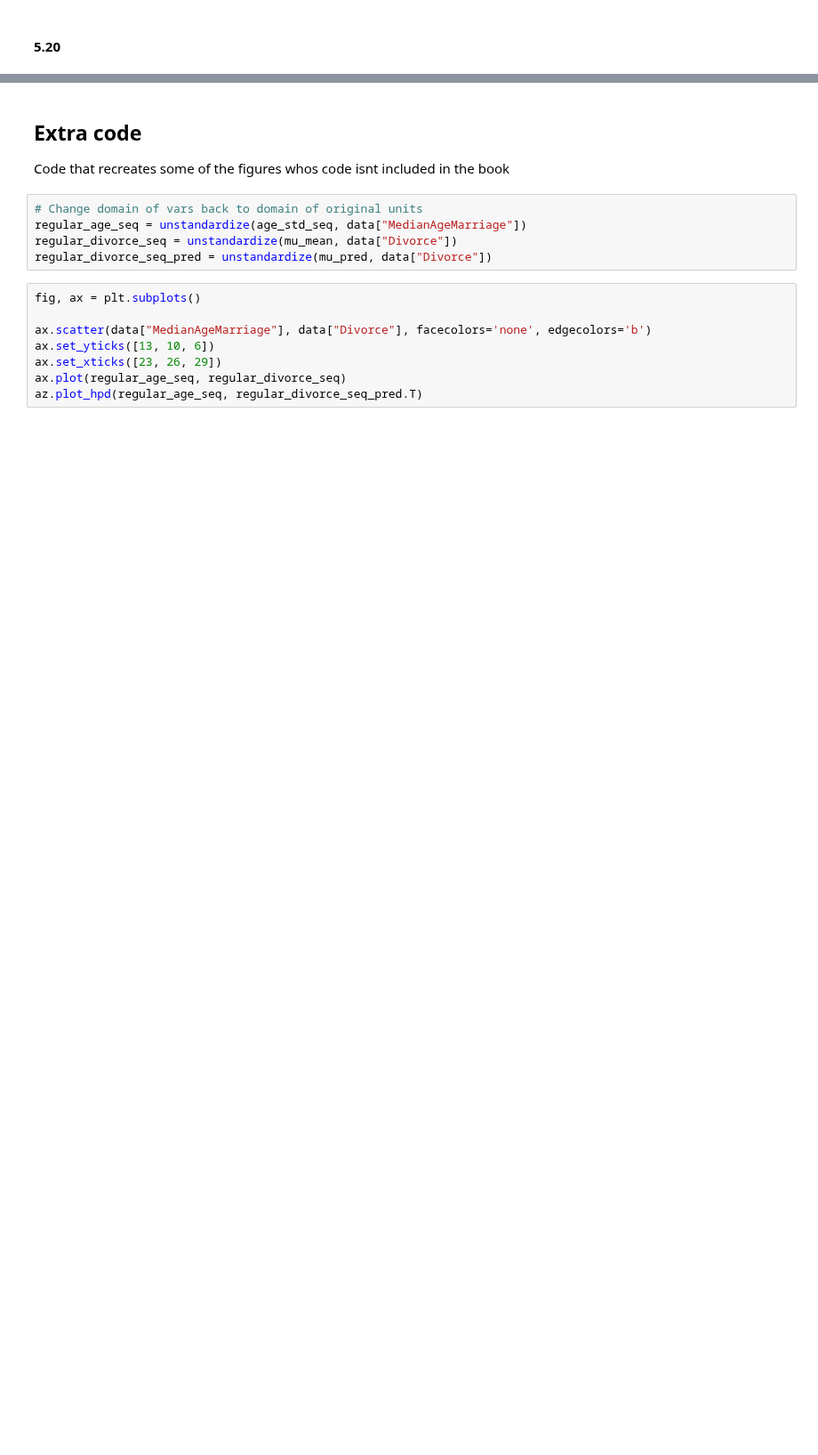
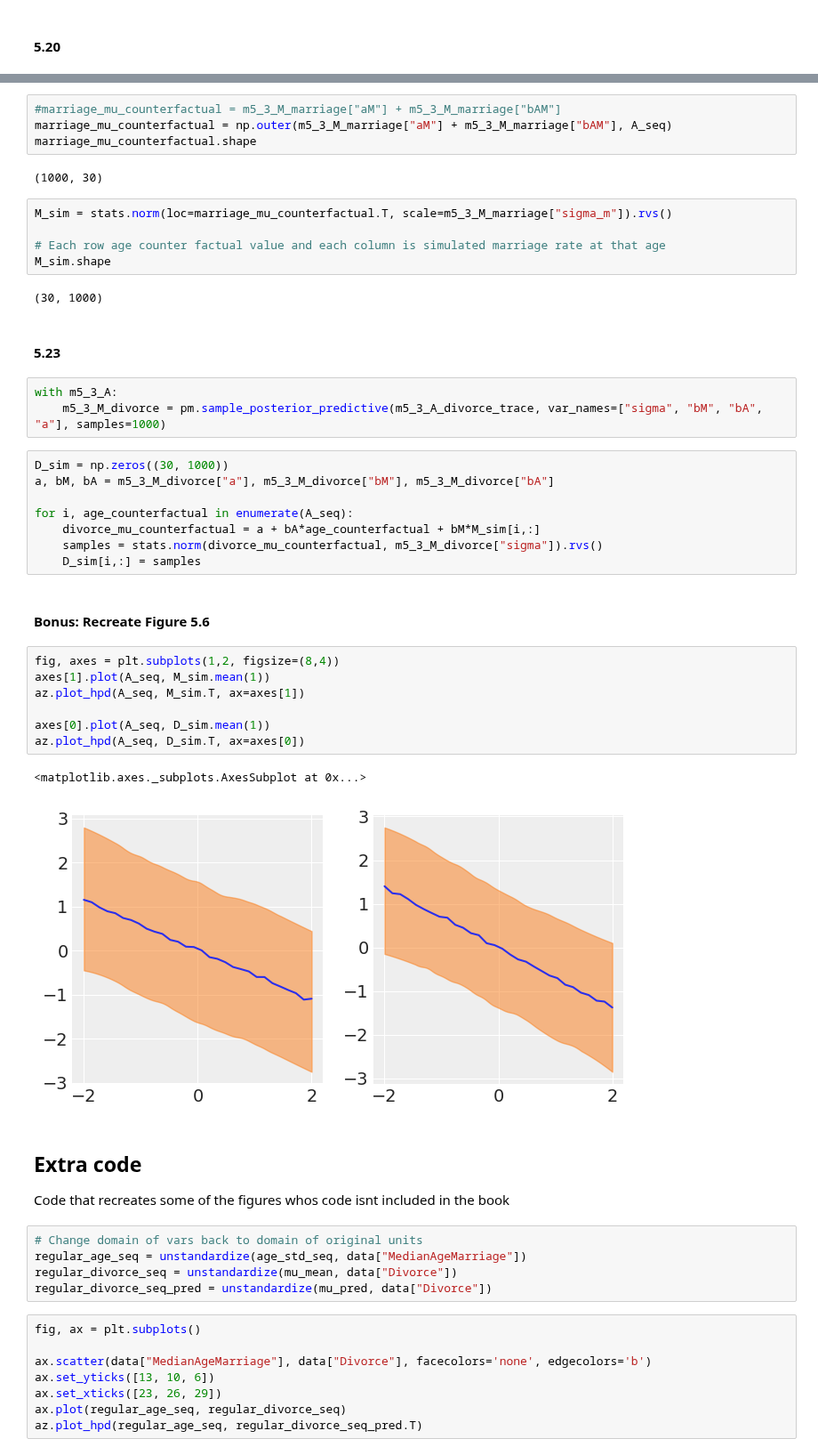
Before and after one commit to pymc-devs/pymc-resources, a Jupyter notebook: Rethinking_2/Chp_05.ipynb, the cells around one changed output, grey strips where cells are left out. Shown at 89% size. Cells and saved outputs as stored; diff of their text form; blank space fills up the shorter version.

```diff
--- a/Rethinking_2/Chp_05.ipynb
+++ b/Rethinking_2/Chp_05.ipynb
@@ -320,3 +373,41 @@ m5_3_M_marriage["marriage"].shape
+# %%
+#marriage_mu_counterfactual = m5_3_M_marriage["aM"] + m5_3_M_marriage["bAM"]
+marriage_mu_counterfactual = np.outer(m5_3_M_marriage["aM"] + m5_3_M_marriage["bAM"], A_seq)
+marriage_mu_counterfactual.shape
+# %% [output]
+(1000, 30)
+# %%
+M_sim = stats.norm(loc=marriage_mu_counterfactual.T, scale=m5_3_M_marriage["sigma_m"]).rvs()
+
+# Each row age counter factual value and each column is simulated marriage rate at that age
+M_sim.shape
+# %% [output]
+(30, 1000)
+# %% [markdown]
+#### 5.23
+# %%
+with m5_3_A:
+    m5_3_M_divorce = pm.sample_posterior_predictive(m5_3_A_divorce_trace, var_names=["sigma", "bM", "bA", "a"], samples=1000)
+# %%
+D_sim = np.zeros((30, 1000))
+a, bM, bA = m5_3_M_divorce["a"], m5_3_M_divorce["bM"], m5_3_M_divorce["bA"]
+
+for i, age_counterfactual in enumerate(A_seq):
+    divorce_mu_counterfactual = a + bA*age_counterfactual + bM*M_sim[i,:]
+    samples = stats.norm(divorce_mu_counterfactual, m5_3_M_divorce["sigma"]).rvs()
+    D_sim[i,:] = samples
+# %% [markdown]
+#### Bonus: Recreate Figure 5.6
+# %%
+fig, axes = plt.subplots(1,2, figsize=(8,4))
+axes[1].plot(A_seq, M_sim.mean(1))
+az.plot_hpd(A_seq, M_sim.T, ax=axes[1])
+
+axes[0].plot(A_seq, D_sim.mean(1))
+az.plot_hpd(A_seq, D_sim.T, ax=axes[0])
+# %% [output]
+<matplotlib.axes._subplots.AxesSubplot at 0x...>
+[figure, added]
 # %% [markdown]
 ## Extra code
 Code that recreates some of the figures whos code isnt included in the book
```
Also changed, not shown: parts of 31 cells of this notebook.
